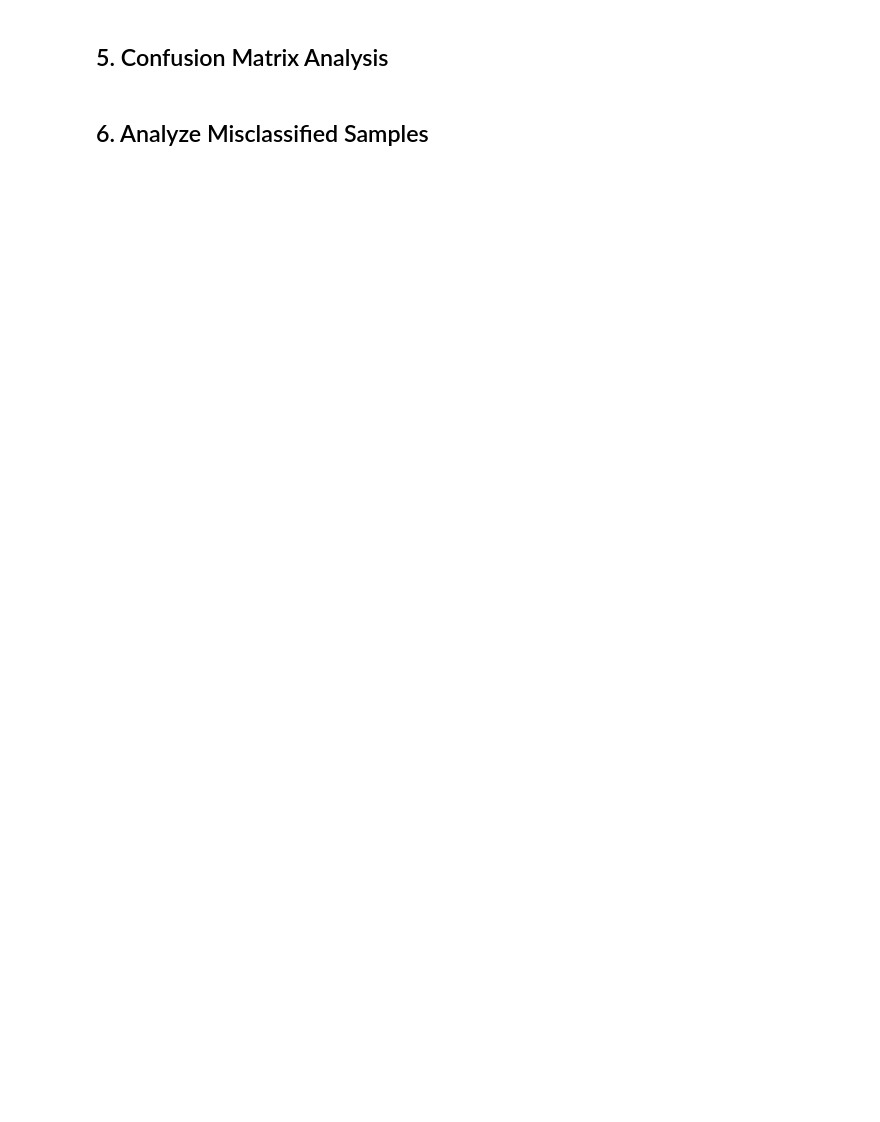
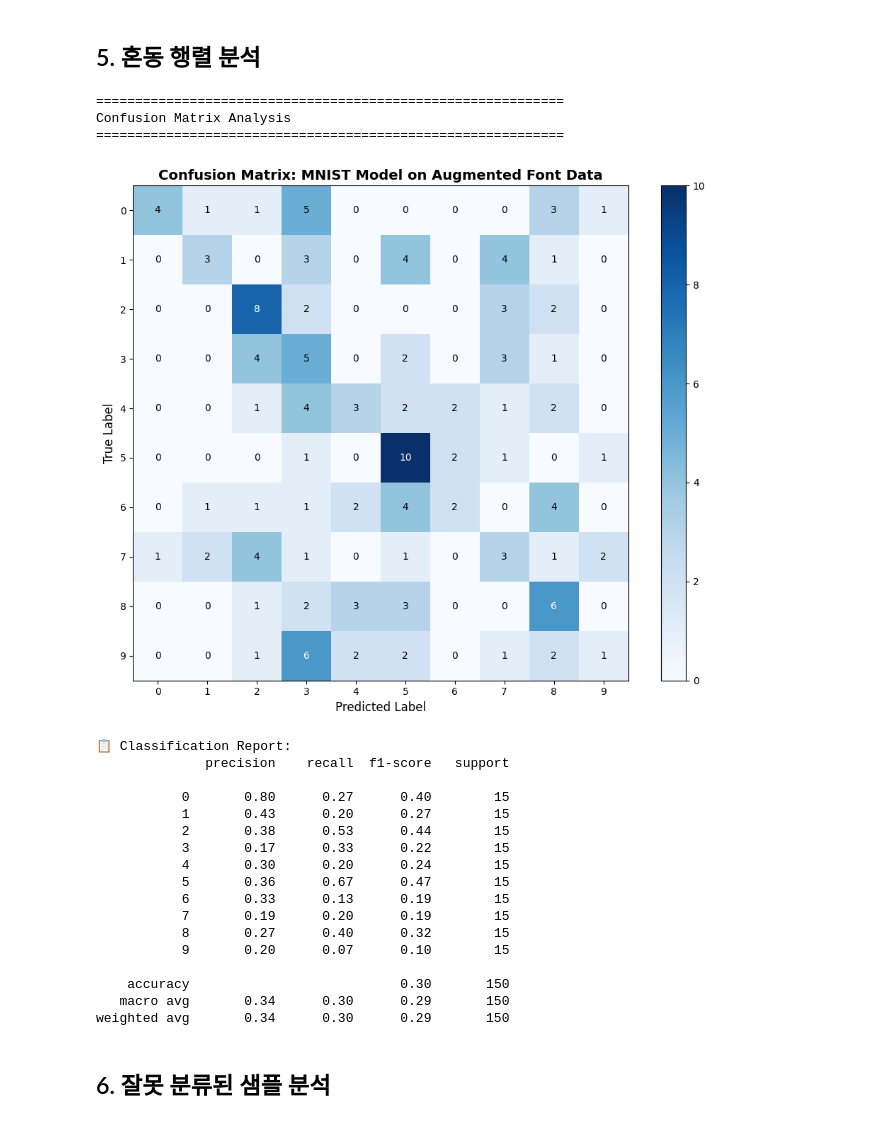
Before and after one commit to Cha-pagetti/ML_Project, a Jupyter notebook: classify/mnist_test.ipynb, the cells around one changed output. Saved outputs shown, nothing was run; the diff lists cells and outputs as text; code cells hidden in the pictures; blank space fills up the shorter version.

```diff
--- a/classify/mnist_test.ipynb
+++ b/classify/mnist_test.ipynb
@@ -96,37 +141,59 @@ print("\n" + "=" * 60)
 # %% [markdown]
-## 5. Confusion Matrix Analysis
+## 5. 혼동 행렬 분석
 # %%
 print("=" * 60)
-print("Confusion Matrix Analysis")
+print("혼동 행렬 분석")
 print("=" * 60)
 
-# Confusion matrix
+# 혼동 행렬
 cm = confusion_matrix(y_aug, y_aug_pred)
 
-# Plot confusion matrix
+# 혼동 행렬 플롯
 fig, ax = plt.subplots(figsize=(10, 8))
 im = ax.imshow(cm, cmap='Blues')
 
-# Labels
+# 레이블
 ax.set_xticks(np.arange(10))
 ax.set_yticks(np.arange(10))
-ax.set_xlabel('Predicted Label', fontsize=12)
-ax.set_ylabel('True Label', fontsize=12)
-ax.set_title('Confusion Matrix: MNIST Model on Augmented Font Data', fontsize=14, fontweight='bold')
+ax.set_xlabel('예측 레이블', fontsize=12)
+ax.set_ylabel('실제 레이블', fontsize=12)
+ax.set_title('혼동 행렬: 증강된 폰트 데이터에서의 MNIST 모델', fontsize=14, fontweight='bold')
 
-# Add text annotations
+# 텍스트 주석 추가
 for i in range(10):
     for j in range(10):
         text = ax.text(j, i, cm[i, j], ha="center", va="center",
                       color="white" if cm[i, j] > cm.max() / 2 else "black")
 
 plt.colorbar(im, ax=ax)
 plt.tight_layout()
 plt.show()
 
-print("\n📋 Classification Report:")
+print("\n📋 분류 리포트:")
 print(classification_report(y_aug, y_aug_pred, target_names=[str(i) for i in range(10)]))
+# %% [output]
+============================================================
+Confusion Matrix Analysis
+============================================================
+[figure, added]
+📋 Classification Report:
+              precision    recall  f1-score   support
+
+           0       0.80      0.27      0.40        15
+           1       0.43      0.20      0.27        15
+           2       0.38      0.53      0.44        15
+           3       0.17      0.33      0.22        15
+           4       0.30      0.20      0.24        15
+           5       0.36      0.67      0.47        15
+           6       0.33      0.13      0.19        15
+           7       0.19      0.20      0.19        15
+           8       0.27      0.40      0.32        15
+           9       0.20      0.07      0.10        15
+
+    accuracy                           0.30       150
+   macro avg       0.34      0.30      0.29       150
+weighted avg       0.34      0.30      0.29       150
 # %% [markdown]
-## 6. Analyze Misclassified Samples
+## 6. 잘못 분류된 샘플 분석
 # %%
 print("=" * 60)
```
Also changed, not shown: parts of 12 cells of this notebook, 2 other files.
